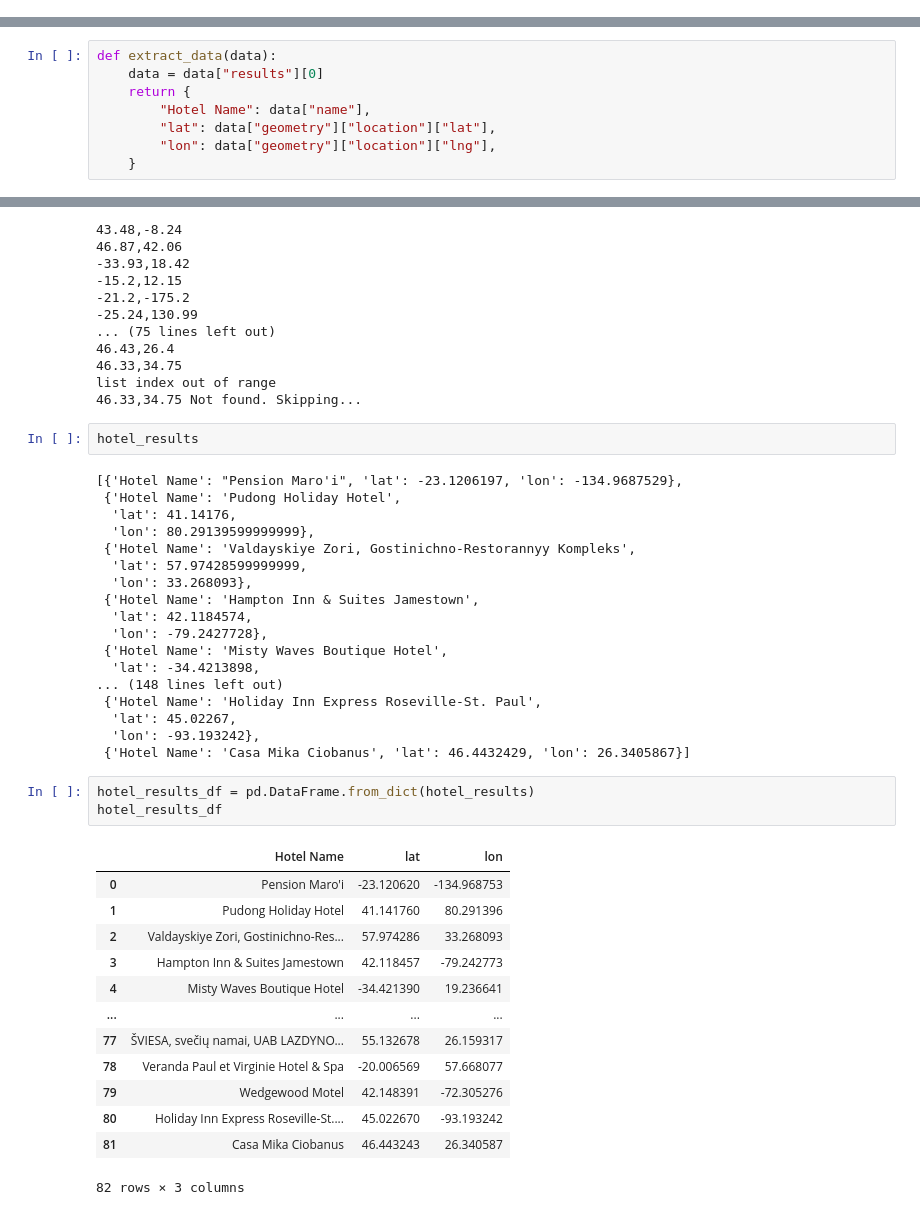
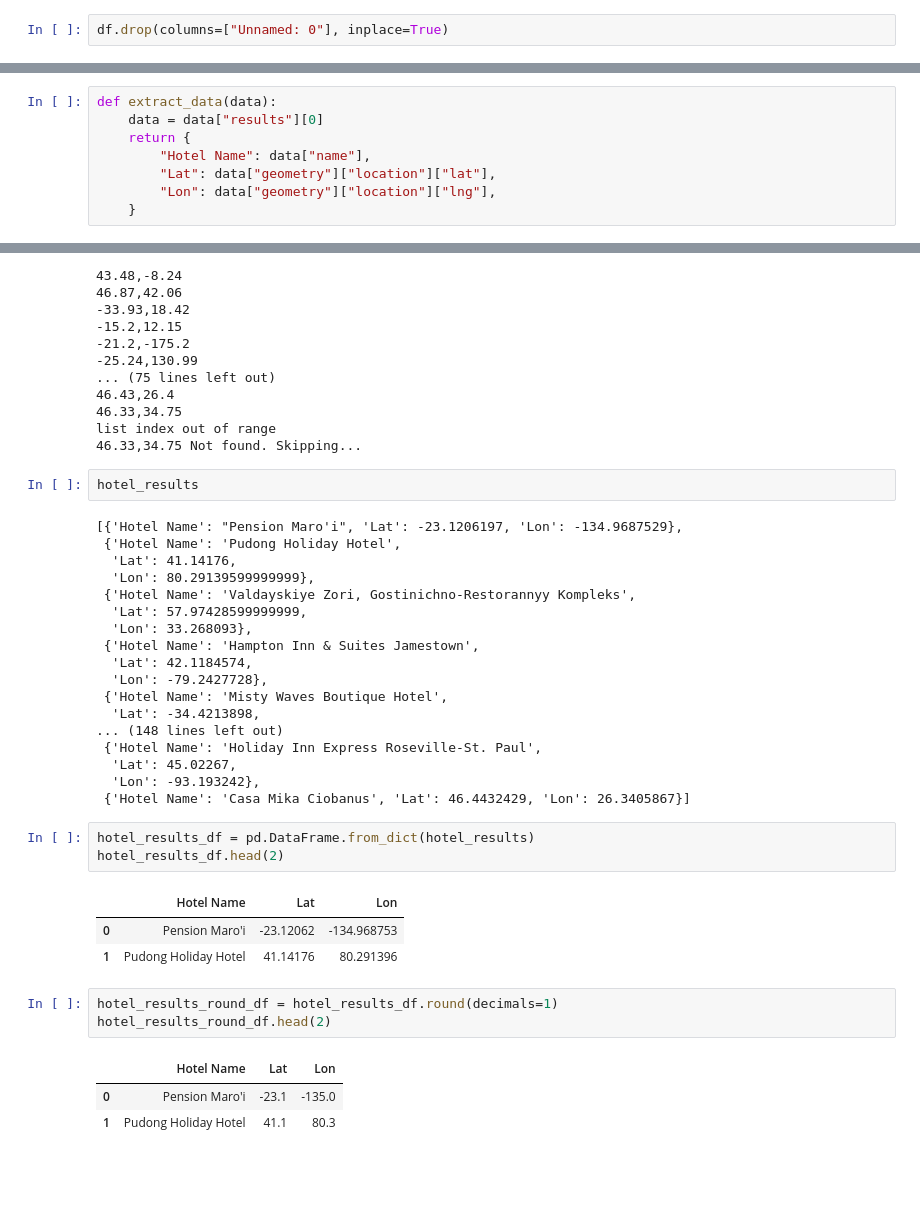
Before and after one commit to Slyssy/python-api-challenge, a Jupyter notebook: VacationPy/VacationPy.ipynb, the cells around one changed output, grey strips where cells are left out. Drawn from its saved outputs; the diff is of its cells as text; blank space fills up the shorter version.

Commit message:
Formatted DataFrames so they could be merged, then generated a Scatter Map based on the merged DataFrame.

```diff
--- a/VacationPy/VacationPy.ipynb
+++ b/VacationPy/VacationPy.ipynb
@@ -29,6 +32,8 @@ df.head(2)
 |  | Unnamed: 0 | City | Lat | Lon | Max Temp | Humidity | Cloudiness | Wind Speed | Country | Date | ... |
 | 0 | 0 | Bambous Virieux | -20.34 | 57.76 | 75.2 | 60 | 40 | 6.93 | MU | 1600869990 | ... |
 | 1 | 1 | Barrow | 71.29 | -156.79 | 30.2 | 68 | 90 | 6.93 | US | 1600869902 | ... |
+# %%
+df.drop(columns=["Unnamed: 0"], inplace=True)
 # %%
 perfect_weather_df = df[
     (df["Max Temp"] <= 80)
@@ -78,8 +87,8 @@ def extract_data(data):
     data = data["results"][0]
     return {
         "Hotel Name": data["name"],
-        "lat": data["geometry"]["location"]["lat"],
-        "lon": data["geometry"]["location"]["lng"],
+        "Lat": data["geometry"]["location"]["lat"],
+        "Lon": data["geometry"]["location"]["lng"],
     }
 # %%
 hotel_results = []
@@ -122,37 +131,34 @@ list index out of range
 # %%
 hotel_results
 # %% [output]
-[{'Hotel Name': "Pension Maro'i", 'lat': -23.1206197, 'lon': -134.9687529},
+[{'Hotel Name': "Pension Maro'i", 'Lat': -23.1206197, 'Lon': -134.9687529},
  {'Hotel Name': 'Pudong Holiday Hotel',
-  'lat': 41.14176,
-  'lon': 80.29139599999999},
+  'Lat': 41.14176,
+  'Lon': 80.29139599999999},
  {'Hotel Name': 'Valdayskiye Zori, Gostinichno-Restorannyy Kompleks',
-  'lat': 57.97428599999999,
-  'lon': 33.268093},
+  'Lat': 57.97428599999999,
+  'Lon': 33.268093},
  {'Hotel Name': 'Hampton Inn & Suites Jamestown',
-  'lat': 42.1184574,
-  'lon': -79.2427728},
+  'Lat': 42.1184574,
+  'Lon': -79.2427728},
  {'Hotel Name': 'Misty Waves Boutique Hotel',
-  'lat': -34.4213898,
+  'Lat': -34.4213898,
 ... (148 lines left out)
  {'Hotel Name': 'Holiday Inn Express Roseville-St. Paul',
-  'lat': 45.02267,
-  'lon': -93.193242},
- {'Hotel Name': 'Casa Mika Ciobanus', 'lat': 46.4432429, 'lon': 26.3405867}]
+  'Lat': 45.02267,
+  'Lon': -93.193242},
+ {'Hotel Name': 'Casa Mika Ciobanus', 'Lat': 46.4432429, 'Lon': 26.3405867}]
 # %%
 hotel_results_df = pd.DataFrame.from_dict(hotel_results)
-hotel_results_df
+hotel_results_df.head(2)
 # %% [output]
-|  | Hotel Name | lat | lon |
-| 0 | Pension Maro'i | -23.120620 | -134.968753 |
-| 1 | Pudong Holiday Hotel | 41.141760 | 80.291396 |
-| 2 | Valdayskiye Zori, Gostinichno-Res... | 57.974286 | 33.268093 |
-| 3 | Hampton Inn & Suites Jamestown | 42.118457 | -79.242773 |
-| 4 | Misty Waves Boutique Hotel | -34.421390 | 19.236641 |
-| ... | ... | ... | ... |
-| 77 | ŠVIESA, svečių namai, UAB LAZDYNO... | 55.132678 | 26.159317 |
-| 78 | Veranda Paul et Virginie Hotel & Spa | -20.006569 | 57.668077 |
-| 79 | Wedgewood Motel | 42.148391 | -72.305276 |
-| 80 | Holiday Inn Express Roseville-St.... | 45.022670 | -93.193242 |
-| 81 | Casa Mika Ciobanus | 46.443243 | 26.340587 |
+|  | Hotel Name | Lat | Lon |
+| 0 | Pension Maro'i | -23.12062 | -134.968753 |
+| 1 | Pudong Holiday Hotel | 41.14176 | 80.291396 |
-82 rows × 3 columns
+# %%
+hotel_results_round_df = hotel_results_df.round(decimals=1)
+hotel_results_round_df.head(2)
+# %% [output]
+|  | Hotel Name | Lat | Lon |
+| 0 | Pension Maro'i | -23.1 | -135.0 |
+| 1 | Pudong Holiday Hotel | 41.1 | 80.3 |
```
Also changed, not shown: parts of 9 cells of this notebook.
